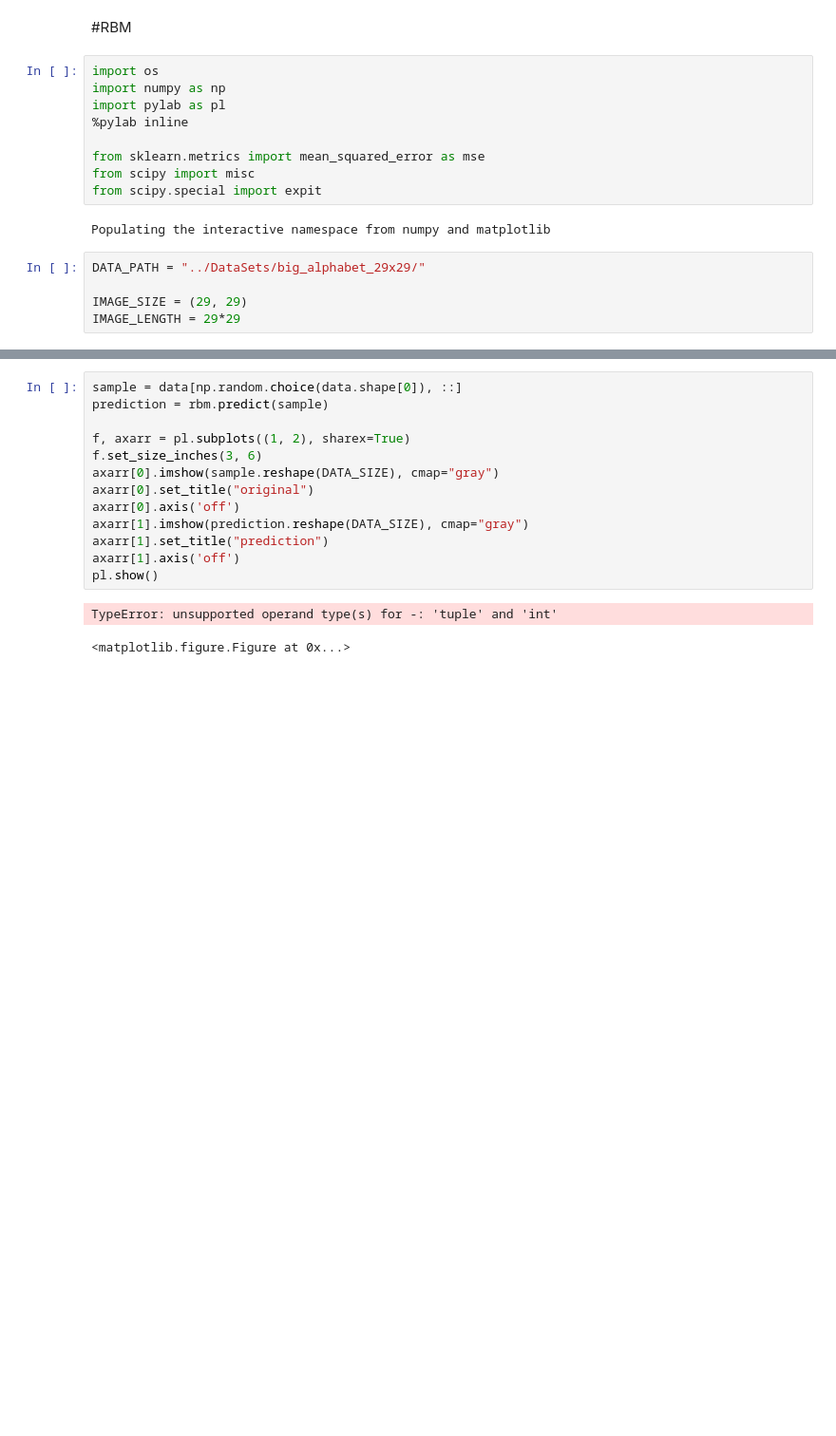
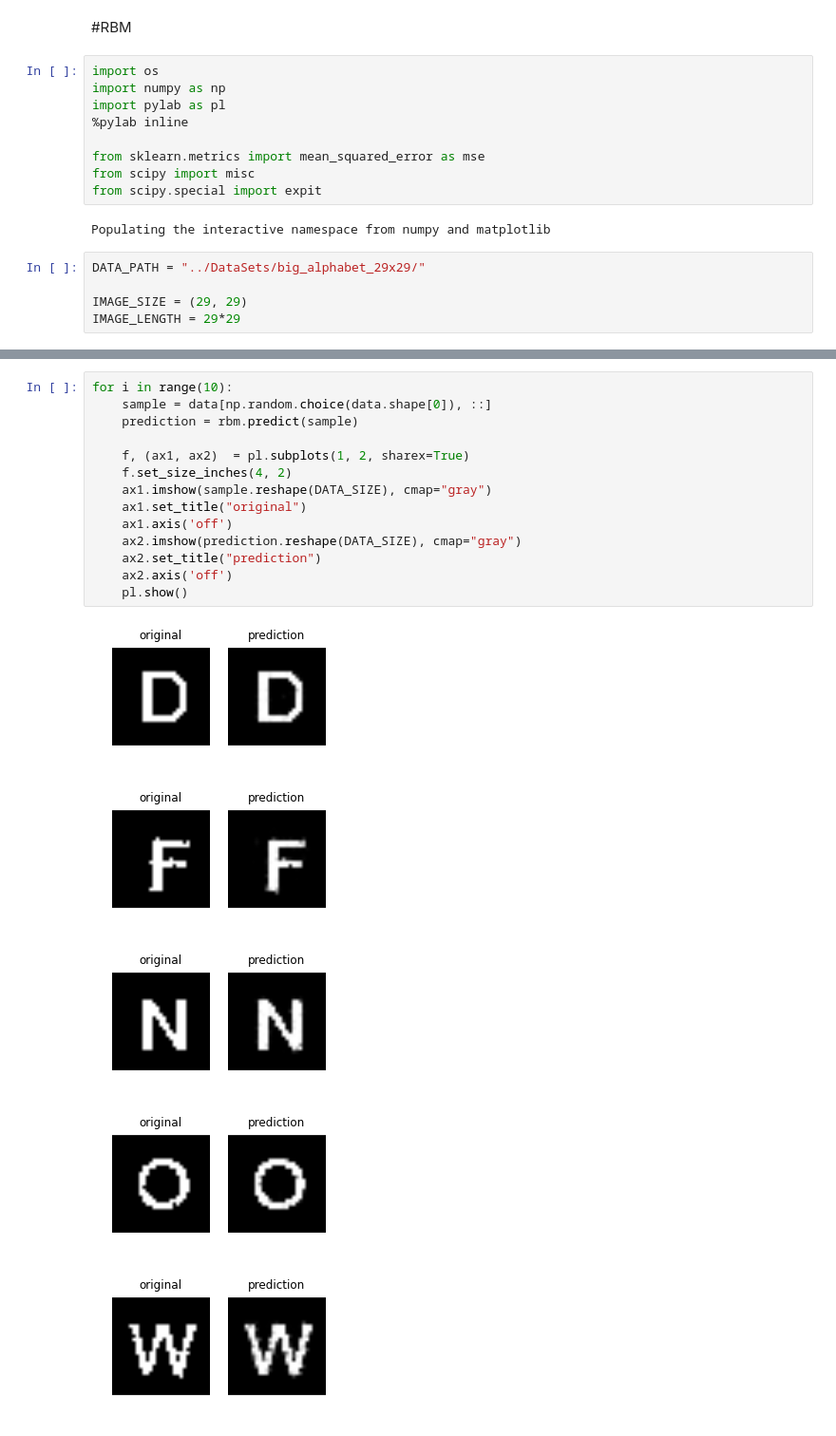
Before and after one commit to feldsherov/DM2, a Jupyter notebook: RBM/RBM.ipynb, the cells around one changed output, grey strips where cells are left out. Shown: that part at 95% size. Cells and saved outputs as stored; diff of their text form; blank space fills up the shorter version.

```diff
--- a/RBM/RBM.ipynb
+++ b/RBM/RBM.ipynb
@@ -97,16 +116,20 @@ Step 999, mse reconstruction 0.0607374622151
 # %%
-sample = data[np.random.choice(data.shape[0]), ::]
-prediction = rbm.predict(sample)
+for i in range(10):
+    sample = data[np.random.choice(data.shape[0]), ::]
+    prediction = rbm.predict(sample)
 
-f, axarr = pl.subplots((1, 2), sharex=True)
-f.set_size_inches(3, 6)
-axarr[0].imshow(sample.reshape(DATA_SIZE), cmap="gray")
-axarr[0].set_title("original")
-axarr[0].axis('off')
-axarr[1].imshow(prediction.reshape(DATA_SIZE), cmap="gray")
-axarr[1].set_title("prediction")
-axarr[1].axis('off')
-pl.show()
+    f, (ax1, ax2)  = pl.subplots(1, 2, sharex=True)
+    f.set_size_inches(4, 2)
+    ax1.imshow(sample.reshape(DATA_SIZE), cmap="gray")
+    ax1.set_title("original")
+    ax1.axis('off')
+    ax2.imshow(prediction.reshape(DATA_SIZE), cmap="gray")
+    ax2.set_title("prediction")
+    ax2.axis('off')
+    pl.show()
 # %% [output]
-TypeError: unsupported operand type(s) for -: 'tuple' and 'int'
-<matplotlib.figure.Figure at 0x...>
+[figure, added]
+[figure, added]
+[figure, added]
+[figure, added]
+[figure, added]
```
Also changed, not shown: parts of 7 cells of this notebook.
